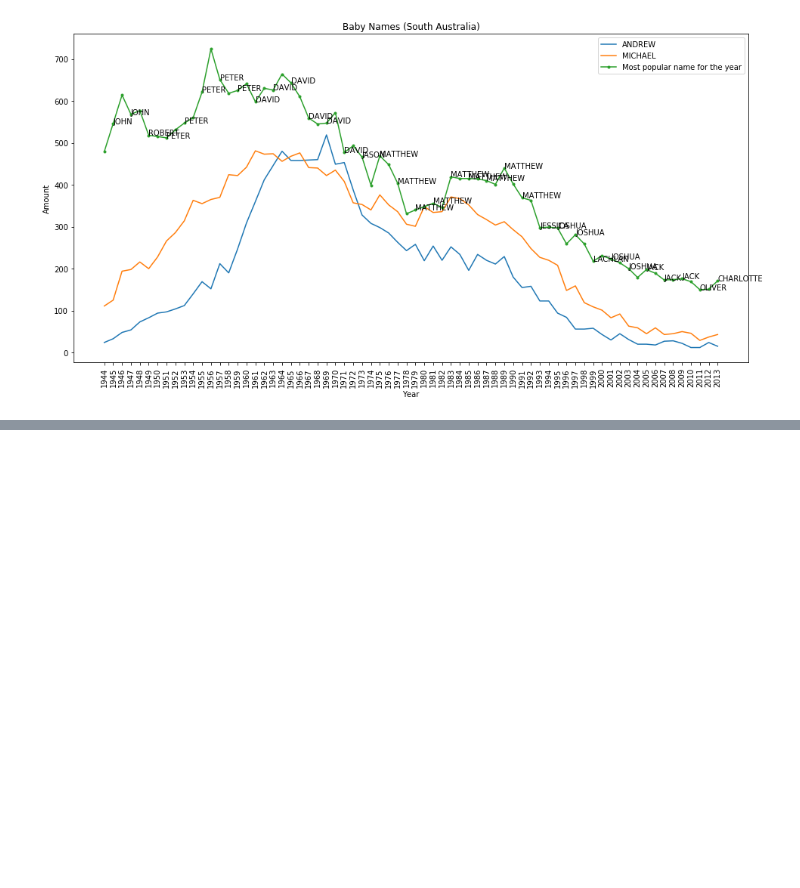
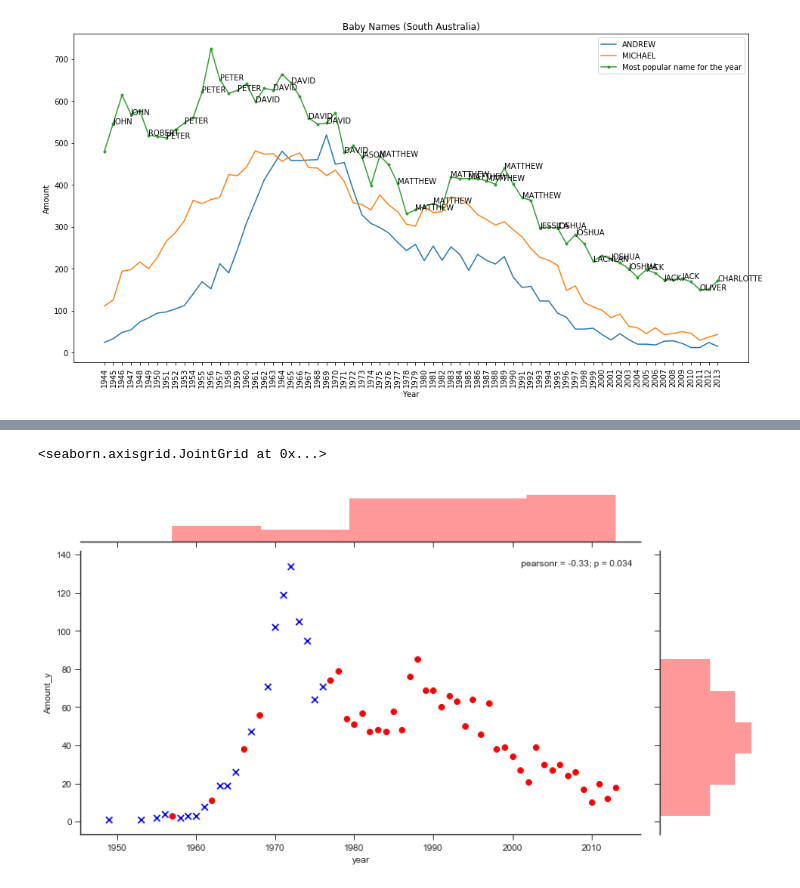
Before and after one commit to Kevinf7/PROJECT_Popular_baby_names, a Jupyter notebook: Baby Name.ipynb, the cells around one changed output, grey strips where cells are left out. Cells and saved outputs as stored; diff of their text form; code cells hidden in the pictures; blank space fills up the shorter version.

```diff
--- a/Baby Name.ipynb
+++ b/Baby Name.ipynb
@@ -48,0 +69,3 @@ df.head()
+# %%
+df.dropna(subset=['Given Name'],inplace=True)
+df['Given Name'].isnull().sum()
@@ -187,0 +240,3 @@ ax.legend(labels=(name1.iloc[0,0], name2.iloc[0,0],'Most popular name for the ye
+# %%
+df4 = df2[df2['Given Name']=='JAMIE']
+df4.groupby('sex')['sex'].count()
@@ -187,0 +248,3 @@ ax.legend(labels=(name1.iloc[0,0], name2.iloc[0,0],'Most popular name for the ye
+# %%
+df4_f = df4[df4['sex']=='f']
+df4_m = df4[df4['sex']=='m']
@@ -187,0 +260,12 @@ ax.legend(labels=(name1.iloc[0,0], name2.iloc[0,0],'Most popular name for the ye
+# %%
+sns.set_style('ticks')
+
+g = sns.jointplot(x=df4_f.year, y=df4_f.Amount_y, data=df4_f, color='r')
+g.fig.set_size_inches(12,6)
+g.x = df4_m.year
+g.y = df4_m.Amount_y
+
+g.plot_joint(plt.scatter, marker='x', c='b', s=50)
+# %% [output]
+<seaborn.axisgrid.JointGrid at 0x...>
+[figure, added]
```
Also changed, not shown: parts of 19 cells of this notebook.
